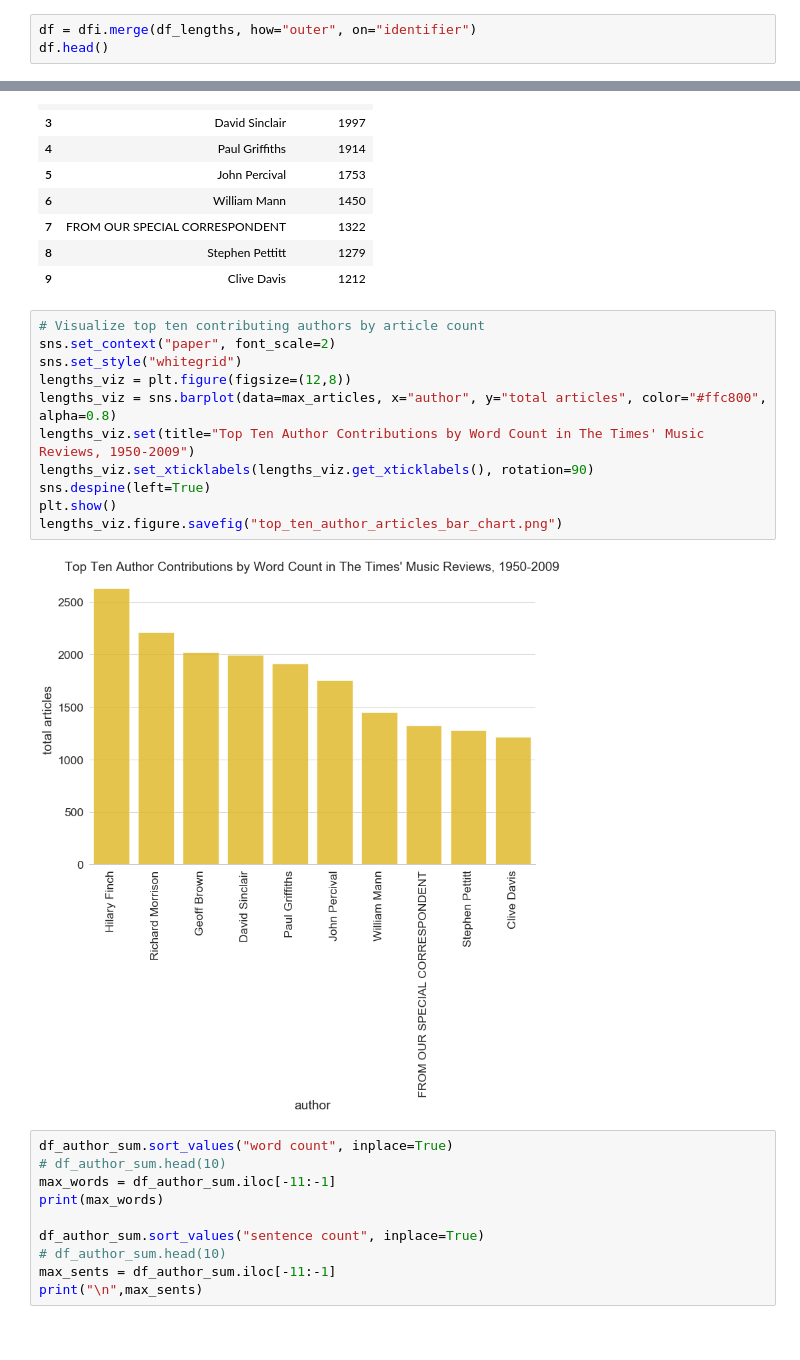
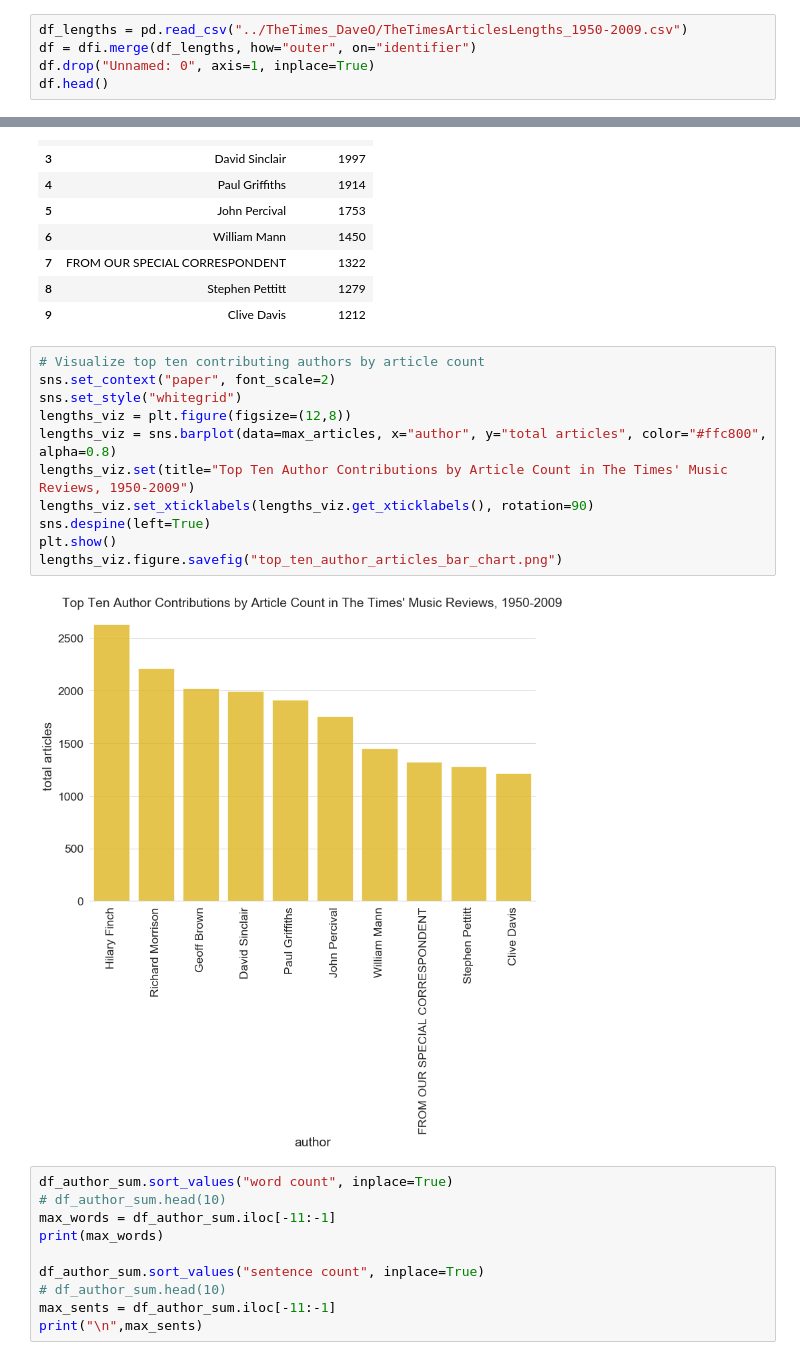
Before and after one commit to DCS-training/SentimentAnalysistimes, a Jupyter notebook: TimesMusicReviews2_CorpusViz.ipynb, the cells around one changed output, grey strips where cells are left out. Drawn from its saved outputs; the diff is of its cells as text.

```diff
--- a/TimesMusicReviews2_CorpusViz.ipynb
+++ b/TimesMusicReviews2_CorpusViz.ipynb
@@ -144,7 +143,9 @@ dfi.head()
 # %% [markdown]
 ...merge it with the lengths table...
 # %%
+df_lengths = pd.read_csv("../TheTimes_DaveO/TheTimesArticlesLengths_1950-2009.csv")
 df = dfi.merge(df_lengths, how="outer", on="identifier")
+df.drop("Unnamed: 0", axis=1, inplace=True)
 df.head()
 # %% [output]
 |  | identifier | title | year | author | term | section | pages | filename | article_id | issue_id | ... |
@@ -258,16 +261,16 @@ Std dev: 299.0041570339103
 # %%
 # Visualize top ten contributing authors by article count
 sns.set_context("paper", font_scale=2)
 sns.set_style("whitegrid")
 lengths_viz = plt.figure(figsize=(12,8))
 lengths_viz = sns.barplot(data=max_articles, x="author", y="total articles", color="#ffc800", alpha=0.8)
-lengths_viz.set(title="Top Ten Author Contributions by Word Count in The Times' Music Reviews, 1950-2009")
+lengths_viz.set(title="Top Ten Author Contributions by Article Count in The Times' Music Reviews, 1950-2009")
 lengths_viz.set_xticklabels(lengths_viz.get_xticklabels(), rotation=90)
 sns.despine(left=True)
 plt.show()
 lengths_viz.figure.savefig("top_ten_author_articles_bar_chart.png")
 # %% [output]
-[figure, old version]
+[figure, new version]
 # %%
 df_author_sum.sort_values("word count", inplace=True)
 # df_author_sum.head(10)
```
Also changed, not shown: parts of 31 cells of this notebook, 12 other files.
